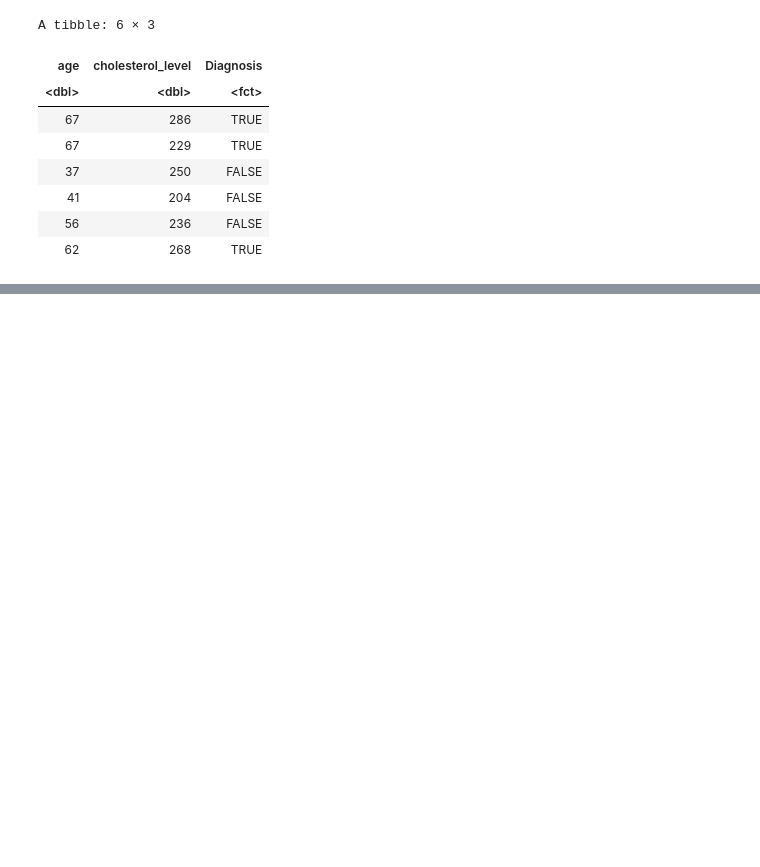
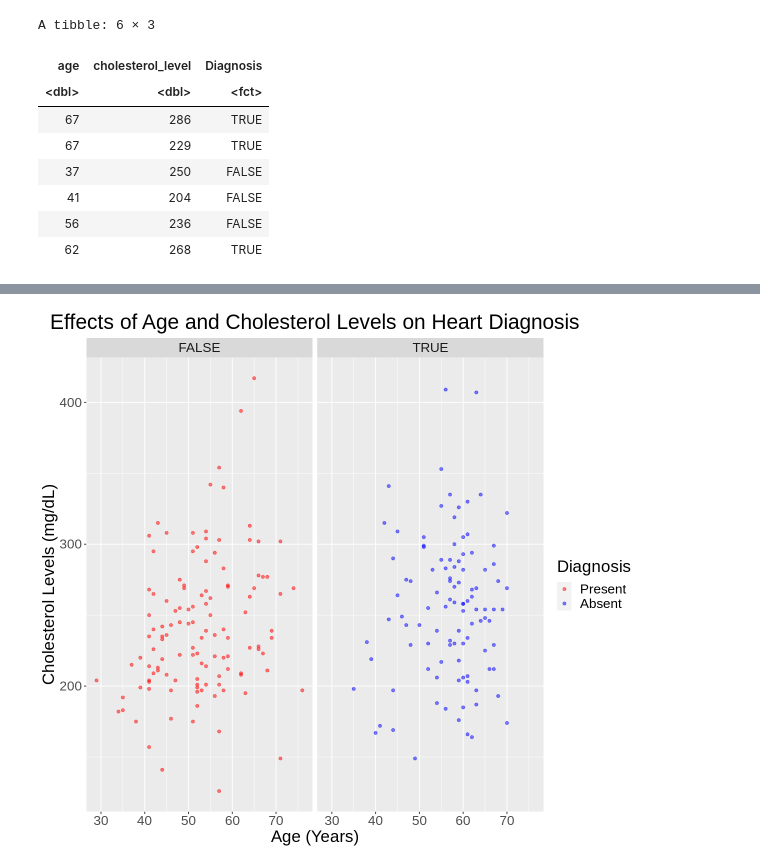
Before and after one commit to jagroop-randhawa/dsci-100-2022w2-group-26, a Jupyter notebook: project_proposal_group_26.ipynb, the cells around one changed output, grey strips where cells are left out. Saved outputs shown, nothing was run; the diff lists cells and outputs as text; code cells hidden in the pictures; blank space fills up the shorter version.

```diff
--- a/project_proposal_group_26.ipynb
+++ b/project_proposal_group_26.ipynb
@@ -139,0 +160,8 @@ heart_data_plot
+# %%
+#Seperate the patient populations into ones with or without a diagnosis
+
+heart_plot_wrapped <- heart_data_plot +
+facet_wrap(~Diagnosis)
+heart_plot_wrapped
+# %% [output]
+[figure, added]
```
Also changed, not shown: parts of 14 cells of this notebook.
